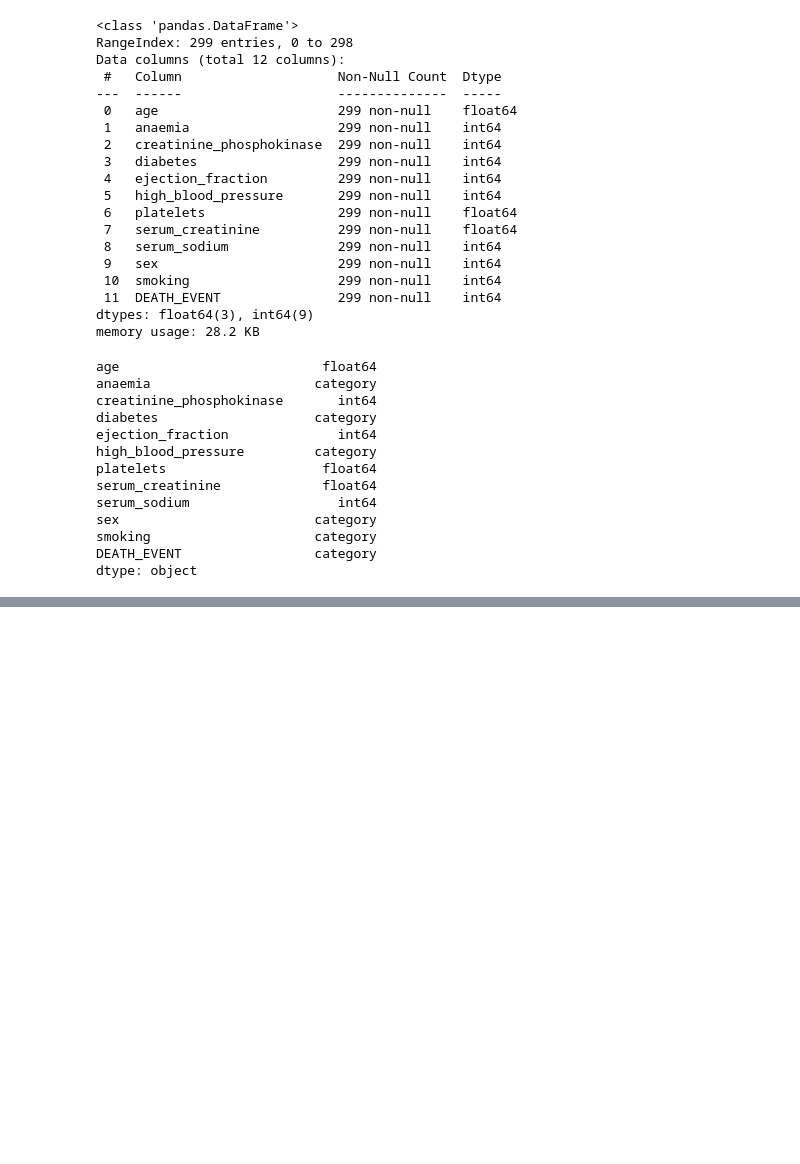
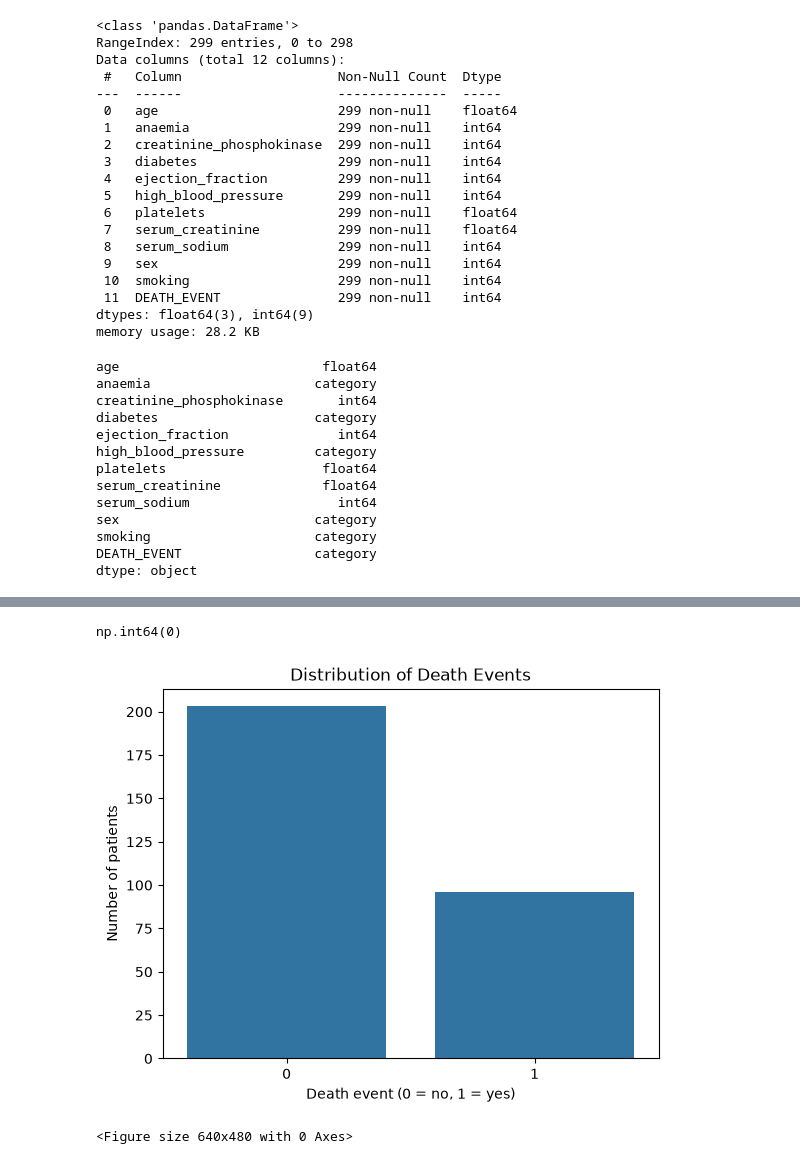
Before and after one commit to jettquitteau/heart_disease_prediction, a Jupyter notebook: heart-disease-pipeline.ipynb, the cells around one changed output, grey strips where cells are left out. Saved outputs shown, nothing was run; the diff lists cells and outputs as text; code cells hidden in the pictures; blank space fills up the shorter version.

```diff
--- a/heart-disease-pipeline.ipynb
+++ b/heart-disease-pipeline.ipynb
@@ -81,0 +184,15 @@ heart.describe()
+# %%
+heart.duplicated().sum() # Check for duplicate rows in the dataset
+# %% [output]
+np.int64(0)
+# %%
+# Creating a count plot for the distribution of death events
+sns.countplot(data=heart, x="DEATH_EVENT")
+plt.title("Distribution of Death Events")
+plt.xlabel("Death event (0 = no, 1 = yes)")
+plt.ylabel("Number of patients")
+plt.show()
+plt.clf()
+# %% [output]
+[figure, added]
+<Figure size 640x480 with 0 Axes>
```
Also changed, not shown: parts of 16 cells of this notebook.
